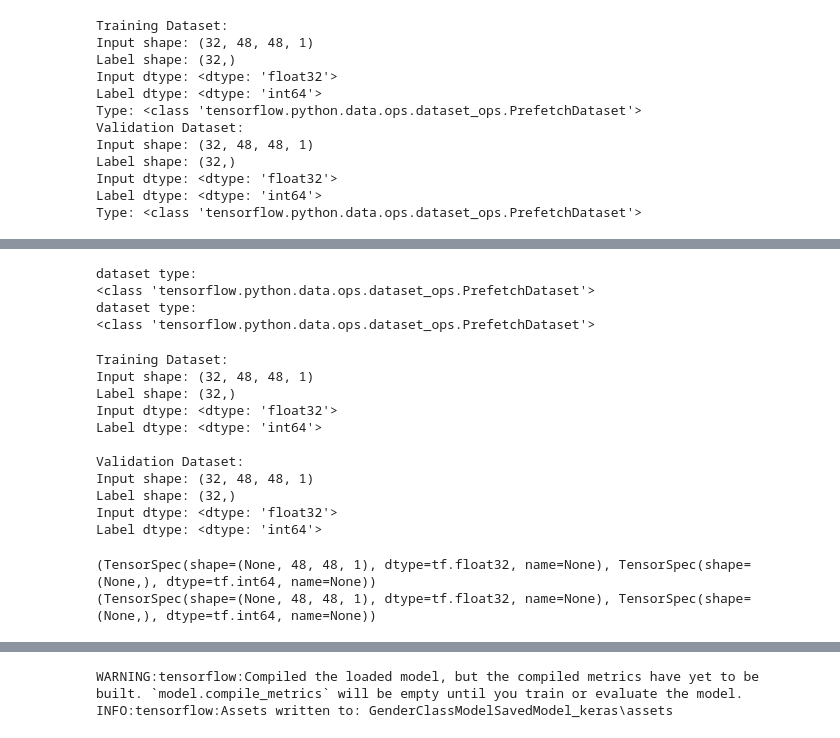
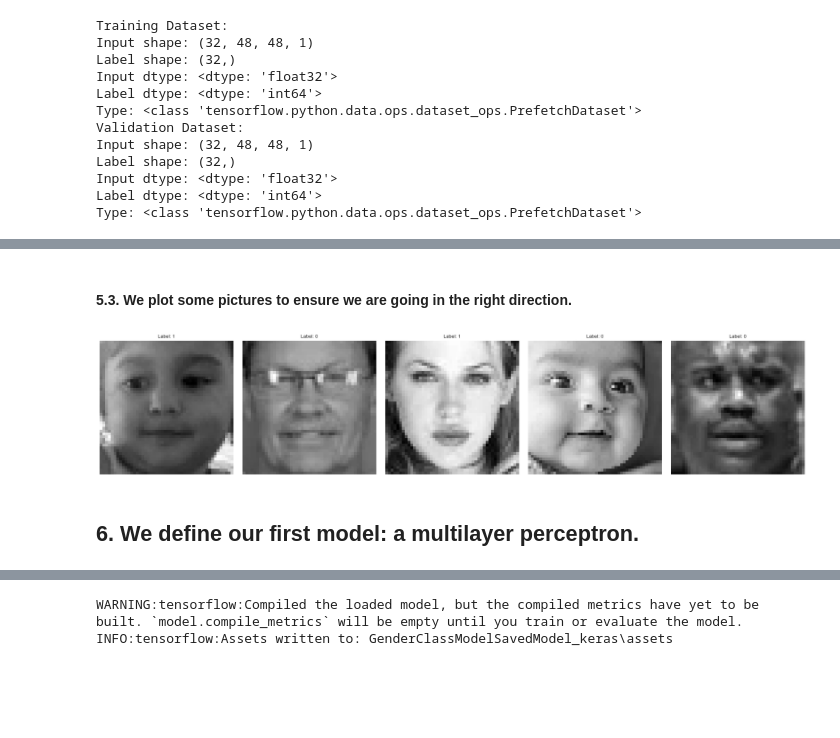
Before and after one commit to Fercv87/DL_Assignment, a Jupyter notebook: 20240302_Neural_networks_Face_Recognition_v4_KERAS.ipynb, the cells around one changed output, grey strips where cells are left out. Drawn from its saved outputs; the diff is of its cells as text; code cells hidden in the pictures; blank space fills up the shorter version.

```diff
--- a/20240302_Neural_networks_Face_Recognition_v4_KERAS.ipynb
+++ b/20240302_Neural_networks_Face_Recognition_v4_KERAS.ipynb
@@ -776,47 +657,21 @@ val_dataset = create_subset_dataset(age_gender_data, val_indices, mean.numpy(),
-# %%
-print(f'{Back.RED}dataset type:{Back.RESET}',
-    f"\n{Back.BLUE}{type(train_dataset)}{Back.RESET}")
-
-print(f'{Back.RED}dataset type:{Back.RESET}',
-    f"\n{Back.BLUE}{type(val_dataset)}{Back.RESET}")
-# %% [output]
-dataset type:
-<class 'tensorflow.python.data.ops.dataset_ops.PrefetchDataset'>
-dataset type:
-<class 'tensorflow.python.data.ops.dataset_ops.PrefetchDataset'>
-# %%
-# Example function to inspect dataset structure and element shapes
-def inspect_dataset(dataset):
-    # Take one batch from the dataset
-    for inputs, labels in dataset.take(1):
-        # Print the shape of the inputs and labels
-        print("Input shape:", inputs.shape)
-        print("Label shape:", labels.shape)
-        # Optionally, check the dtype
-        print("Input dtype:", inputs.dtype)
-        print("Label dtype:", labels.dtype)
-
-# Assuming train_dataset and val_dataset are your datasets
-print("Training Dataset:")
-inspect_dataset(train_dataset)
-
-print("\nValidation Dataset:")
-inspect_dataset(val_dataset)
-# %% [output]
-Training Dataset:
-Input shape: (32, 48, 48, 1)
-Label shape: (32,)
-Input dtype: <dtype: 'float32'>
-Label dtype: <dtype: 'int64'>
-
-Validation Dataset:
-Input shape: (32, 48, 48, 1)
-Label shape: (32,)
-Input dtype: <dtype: 'float32'>
-Label dtype: <dtype: 'int64'>
-# %%
-print(train_dataset.element_spec)
-print(val_dataset.element_spec)
-# %% [output]
-(TensorSpec(shape=(None, 48, 48, 1), dtype=tf.float32, name=None), TensorSpec(shape=(None,), dtype=tf.int64, name=None))
-(TensorSpec(shape=(None, 48, 48, 1), dtype=tf.float32, name=None), TensorSpec(shape=(None,), dtype=tf.int64, name=None))
+# %% [markdown]
+#### 5.3. We plot some pictures to ensure we are going in the right direction.
+# %%
+# Adjust 'num_images' to display the desired number of images
+num_images = 5
+fig, axes = plt.subplots(1, num_images, figsize=(20, 4))
+
+for i, (image, label) in enumerate(train_dataset_2.unbatch().take(num_images)):
+    img_array = image.numpy().squeeze()  # Convert to numpy array and remove singleton dimensions
+    ax = axes[i]
+    ax.imshow(img_array, cmap='gray')  # Display the image in grayscale
+    title = f"Label: {label.numpy()}"
+    ax.set_title(title)  # Set the title with label information
+    ax.axis('off')  # Hide the axes
+
+plt.tight_layout()
+plt.show()
+# %% [output]
+[figure, added]
+# %% [markdown]
+## 6. We define our first model: a multilayer perceptron.
```
Also changed, not shown: parts of 17 cells of this notebook, 6 other files.
